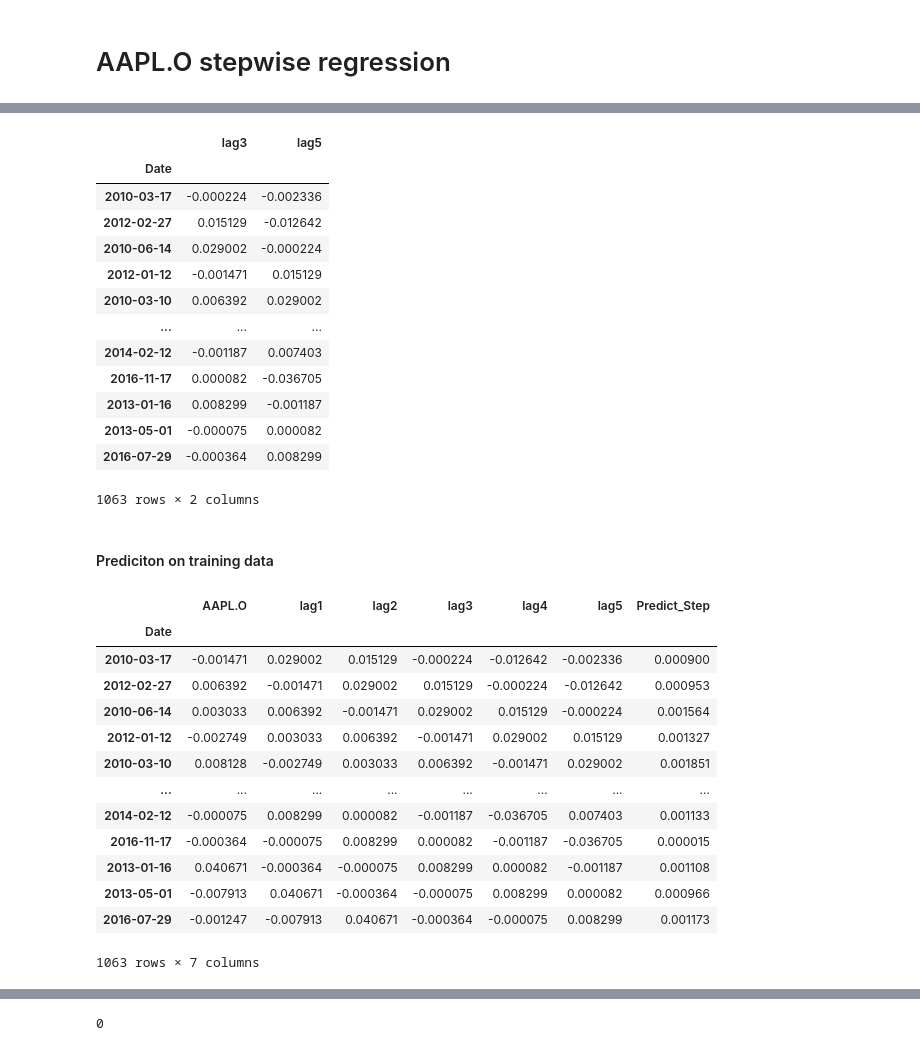
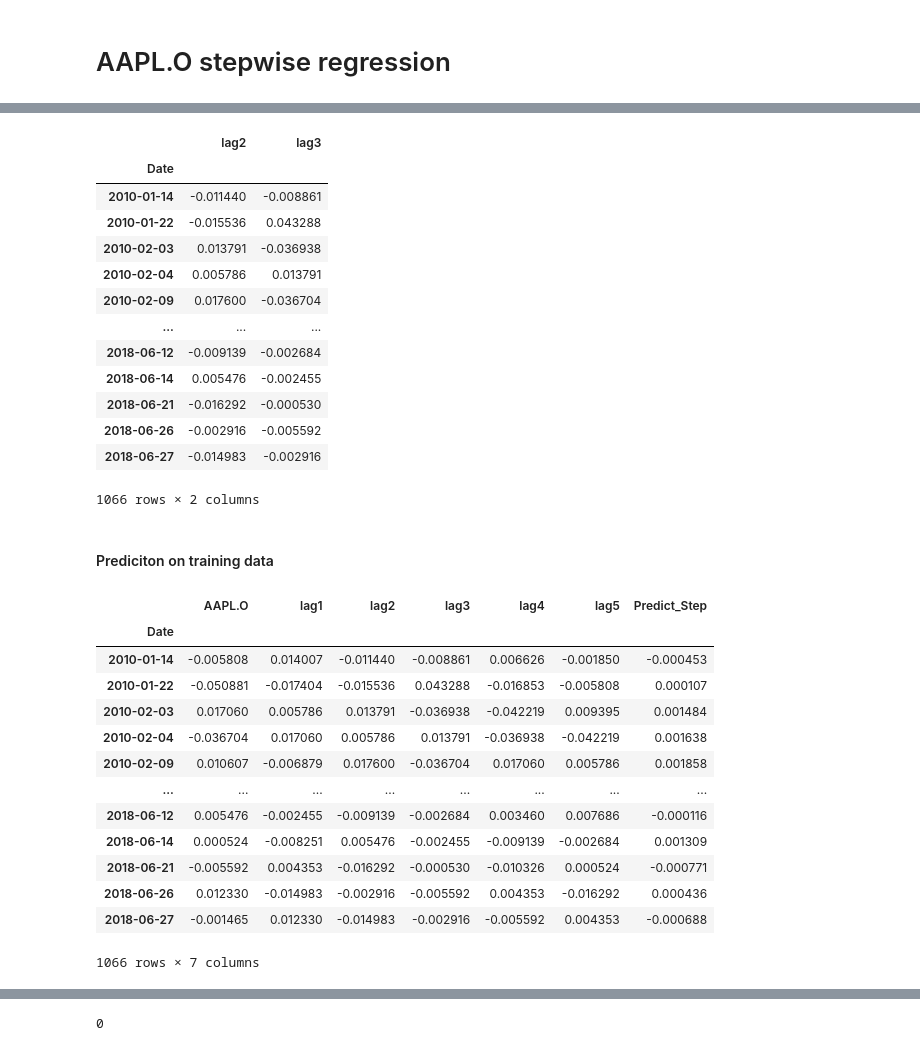
Before and after one commit to albertarielw/qf2103, a Jupyter notebook: Project (Stepwise Regression).ipynb, the cells around one changed output, grey strips where cells are left out. Cells and saved outputs as stored; diff of their text form; code cells hidden in the pictures.

```diff
--- a/Project (Stepwise Regression).ipynb
+++ b/Project (Stepwise Regression).ipynb
@@ -75,8 +72,6 @@ AAPLO_test = pd.DataFrame(log_ret_test['AAPL.O'])
 # %%
-# Prepare train data set
-
+Apple = pd.DataFrame(log_ret['AAPL.O'])
 for i in range(1,6):
     s = 'lag'+ str(i)
-    AAPLO_train[s] = AAPLO_train['AAPL.O'].shift(i)
-AAPLO_train = AAPLO_train.dropna()
-AAPLO_train
+    Apple[s] = Apple['AAPL.O'].shift(i)
+Apple = Apple.dropna()
@@ -97,0 +78,4 @@ AAPLO_train
+# %%
+# Prepare train data
+Apple_train = Apple.merge(log_ret_train, left_index=True, right_index=True).loc[:, 'AAPL.O_x' : 'lag5'].dropna()
+Apple_train
@@ -97,0 +97,3 @@ AAPLO_train
+# %%
+Apple_train = Apple_train.rename(columns = {'AAPL.O_x' : 'AAPL.O'})
+Apple_train
@@ -105,46 +122,46 @@ LR_model = LinearRegression()
 SFS_model = SequentialFeatureSelector(LR_model,
                                       scoring = 'r2')
 
-X_train = AAPLO_train.iloc[:,2:]
-y_train = AAPLO_train.iloc[:,1]
+X_train = Apple_train.iloc[:,2:]
+y_train = Apple_train.iloc[:,1]
 
 sel_X_bool = SFS_model.fit(X_train, y_train).get_support()
 sel_X_train = X_train.loc[:, sel_X_bool]
 sel_X_train
 # %% [output]
-|  | lag3 | lag5 |
+|  | lag2 | lag3 |
 | Date |  |  |
-| 2010-03-17 | -0.000224 | -0.002336 |
-| 2012-02-27 | 0.015129 | -0.012642 |
-| 2010-06-14 | 0.029002 | -0.000224 |
-| 2012-01-12 | -0.001471 | 0.015129 |
-| 2010-03-10 | 0.006392 | 0.029002 |
+| 2010-01-14 | -0.011440 | -0.008861 |
+| 2010-01-22 | -0.015536 | 0.043288 |
+| 2010-02-03 | 0.013791 | -0.036938 |
+| 2010-02-04 | 0.005786 | 0.013791 |
+| 2010-02-09 | 0.017600 | -0.036704 |
 | ... | ... | ... |
-| 2014-02-12 | -0.001187 | 0.007403 |
-| 2016-11-17 | 0.000082 | -0.036705 |
-| 2013-01-16 | 0.008299 | -0.001187 |
-| 2013-05-01 | -0.000075 | 0.000082 |
-| 2016-07-29 | -0.000364 | 0.008299 |
+| 2018-06-12 | -0.009139 | -0.002684 |
+| 2018-06-14 | 0.005476 | -0.002455 |
+| 2018-06-21 | -0.016292 | -0.000530 |
+| 2018-06-26 | -0.002916 | -0.005592 |
+| 2018-06-27 | -0.014983 | -0.002916 |
-1063 rows × 2 columns
+1066 rows × 2 columns
 # %% [markdown]
 #### Prediciton on training data
 # %%
 # perform linear regression on the selected variables to predict training data
-AAPLO_train['Predict_Step'] = LR_model.fit(sel_X_train, y_train).predict(sel_X_train)
-AAPLO_train
+Apple_train['Predict_Step'] = LR_model.fit(sel_X_train, y_train).predict(sel_X_train)
+Apple_train
 # %% [output]
 |  | AAPL.O | lag1 | lag2 | lag3 | lag4 | lag5 | Predict_Step |
 | Date |  |  |  |  |  |  |  |
-| 2010-03-17 | -0.001471 | 0.029002 | 0.015129 | -0.000224 | -0.012642 | -0.002336 | 0.000900 |
-| 2012-02-27 | 0.006392 | -0.001471 | 0.029002 | 0.015129 | -0.000224 | -0.012642 | 0.000953 |
-| 2010-06-14 | 0.003033 | 0.006392 | -0.001471 | 0.029002 | 0.015129 | -0.000224 | 0.001564 |
-| 2012-01-12 | -0.002749 | 0.003033 | 0.006392 | -0.001471 | 0.029002 | 0.015129 | 0.001327 |
-| 2010-03-10 | 0.008128 | -0.002749 | 0.003033 | 0.006392 | -0.001471 | 0.029002 | 0.001851 |
+| 2010-01-14 | -0.005808 | 0.014007 | -0.011440 | -0.008861 | 0.006626 | -0.001850 | -0.000453 |
+| 2010-01-22 | -0.050881 | -0.017404 | -0.015536 | 0.043288 | -0.016853 | -0.005808 | 0.000107 |
+| 2010-02-03 | 0.017060 | 0.005786 | 0.013791 | -0.036938 | -0.042219 | 0.009395 | 0.001484 |
+| 2010-02-04 | -0.036704 | 0.017060 | 0.005786 | 0.013791 | -0.036938 | -0.042219 | 0.001638 |
+| 2010-02-09 | 0.010607 | -0.006879 | 0.017600 | -0.036704 | 0.017060 | 0.005786 | 0.001858 |
 | ... | ... | ... | ... | ... | ... | ... | ... |
-| 2014-02-12 | -0.000075 | 0.008299 | 0.000082 | -0.001187 | -0.036705 | 0.007403 | 0.001133 |
-| 2016-11-17 | -0.000364 | -0.000075 | 0.008299 | 0.000082 | -0.001187 | -0.036705 | 0.000015 |
-| 2013-01-16 | 0.040671 | -0.000364 | -0.000075 | 0.008299 | 0.000082 | -0.001187 | 0.001108 |
-| 2013-05-01 | -0.007913 | 0.040671 | -0.000364 | -0.000075 | 0.008299 | 0.000082 | 0.000966 |
-| 2016-07-29 | -0.001247 | -0.007913 | 0.040671 | -0.000364 | -0.000075 | 0.008299 | 0.001173 |
+| 2018-06-12 | 0.005476 | -0.002455 | -0.009139 | -0.002684 | 0.003460 | 0.007686 | -0.000116 |
+| 2018-06-14 | 0.000524 | -0.008251 | 0.005476 | -0.002455 | -0.009139 | -0.002684 | 0.001309 |
+| 2018-06-21 | -0.005592 | 0.004353 | -0.016292 | -0.000530 | -0.010326 | 0.000524 | -0.000771 |
+| 2018-06-26 | 0.012330 | -0.014983 | -0.002916 | -0.005592 | 0.004353 | -0.016292 | 0.000436 |
+| 2018-06-27 | -0.001465 | 0.012330 | -0.014983 | -0.002916 | -0.005592 | 0.004353 | -0.000688 |
-1063 rows × 7 columns
+1066 rows × 7 columns
 # %%
```
Also changed, not shown: parts of 17 cells of this notebook.
